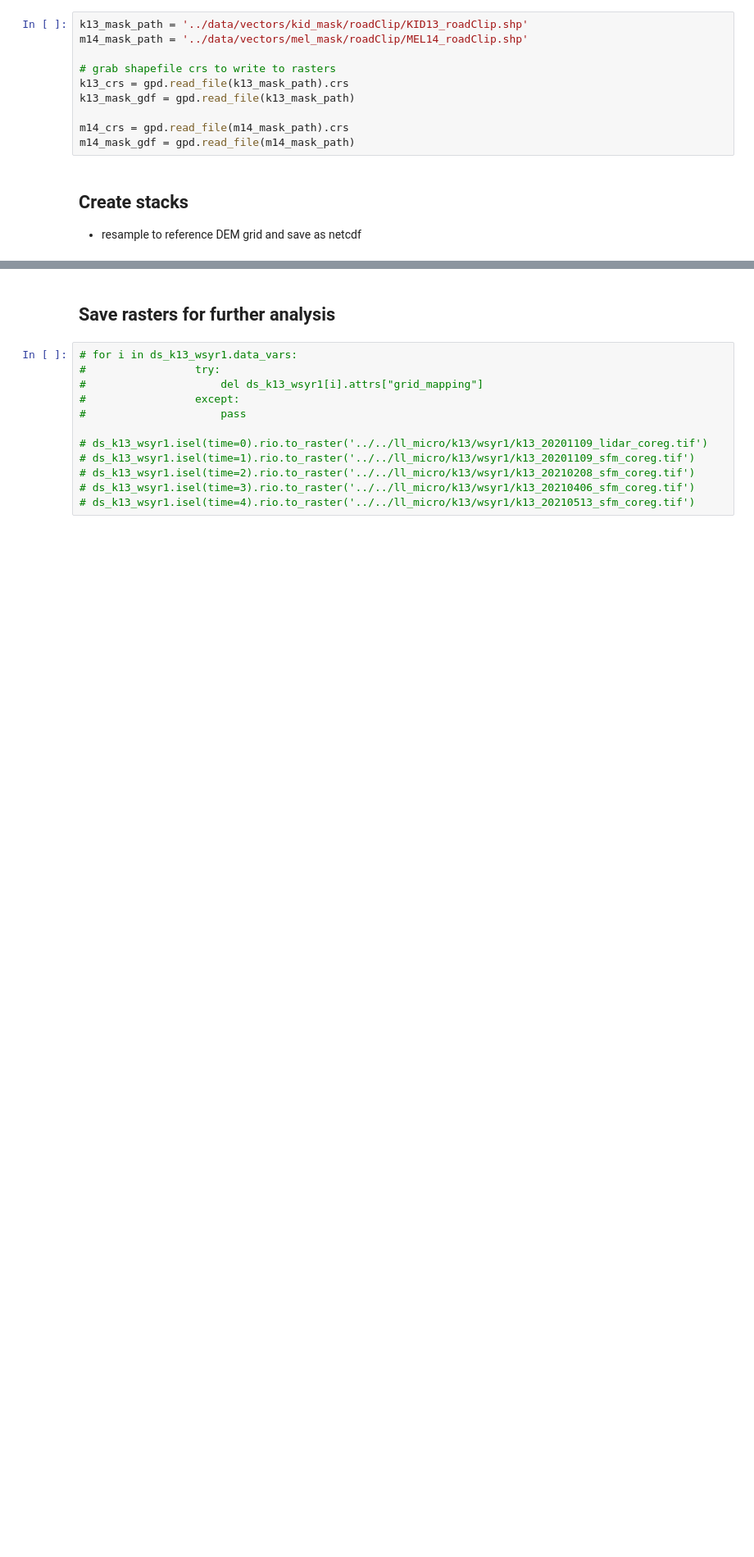
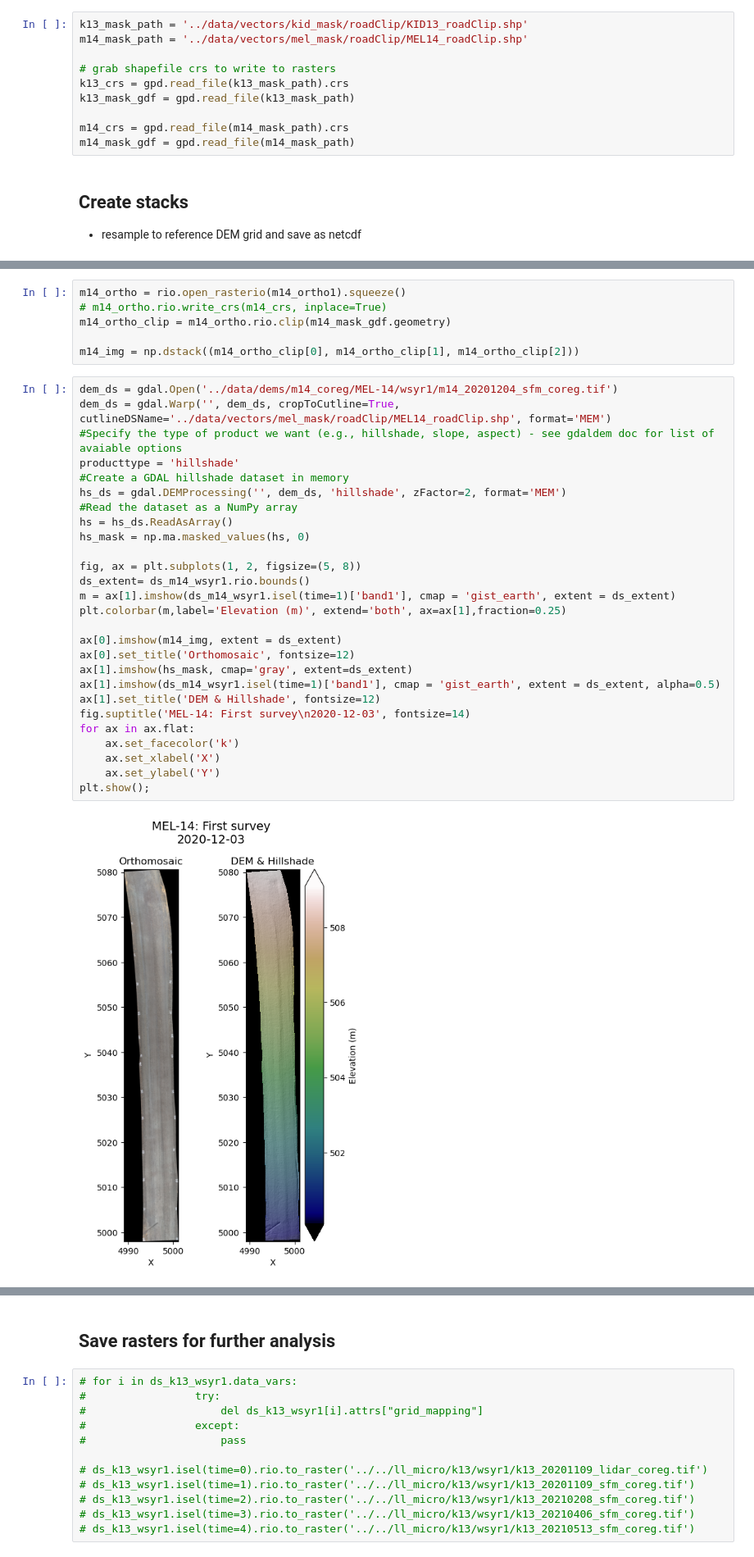
Before and after one commit to amanaster2/micro_diff, a Jupyter notebook: notebooks/raster_analysis.ipynb, the cells around one changed output, grey strips where cells are left out. Shown at 82% size. Cells and saved outputs as stored; diff of their text form; blank space fills up the shorter version.

```diff
--- a/notebooks/raster_analysis.ipynb
+++ b/notebooks/raster_analysis.ipynb
@@ -234,3 +318,38 @@ ds_m14_wsyr1 = ds_m14_wsyr1.rio.clip(m14_mask_gdf["geometry"])
+# %%
+m14_ortho = rio.open_rasterio(m14_ortho1).squeeze()
+# m14_ortho.rio.write_crs(m14_crs, inplace=True)
+m14_ortho_clip = m14_ortho.rio.clip(m14_mask_gdf.geometry)
+
+m14_img = np.dstack((m14_ortho_clip[0], m14_ortho_clip[1], m14_ortho_clip[2]))
+# %%
+dem_ds = gdal.Open('../data/dems/m14_coreg/MEL-14/wsyr1/m14_20201204_sfm_coreg.tif')
+dem_ds = gdal.Warp('', dem_ds, cropToCutline=True, cutlineDSName='../data/vectors/mel_mask/roadClip/MEL14_roadClip.shp', format='MEM')
+#Specify the type of product we want (e.g., hillshade, slope, aspect) - see gdaldem doc for list of avaiable options
+producttype = 'hillshade'
+#Create a GDAL hillshade dataset in memory
+hs_ds = gdal.DEMProcessing('', dem_ds, 'hillshade', zFactor=2, format='MEM')
+#Read the dataset as a NumPy array
+hs = hs_ds.ReadAsArray()
+hs_mask = np.ma.masked_values(hs, 0)
+
+fig, ax = plt.subplots(1, 2, figsize=(5, 8))
+ds_extent= ds_m14_wsyr1.rio.bounds()
+m = ax[1].imshow(ds_m14_wsyr1.isel(time=1)['band1'], cmap = 'gist_earth', extent = ds_extent)
+plt.colorbar(m,label='Elevation (m)', extend='both', ax=ax[1],fraction=0.25)
+
+ax[0].imshow(m14_img, extent = ds_extent)
+ax[0].set_title('Orthomosaic', fontsize=12)
+ax[1].imshow(hs_mask, cmap='gray', extent=ds_extent)
+ax[1].imshow(ds_m14_wsyr1.isel(time=1)['band1'], cmap = 'gist_earth', extent = ds_extent, alpha=0.5)
+ax[1].set_title('DEM & Hillshade', fontsize=12)
+fig.suptitle('MEL-14: First survey\n2020-12-03', fontsize=14)
+for ax in ax.flat:
+    ax.set_facecolor('k')
+    ax.set_xlabel('X')
+    ax.set_ylabel('Y')
+plt.show();
+# %% [output]
+[figure, added]
 # %%
 reference_dem_m14_dsyr1 = dsm_files_m14_dsyr1[0]
 
```
Also changed, not shown: parts of 37 cells of this notebook.
